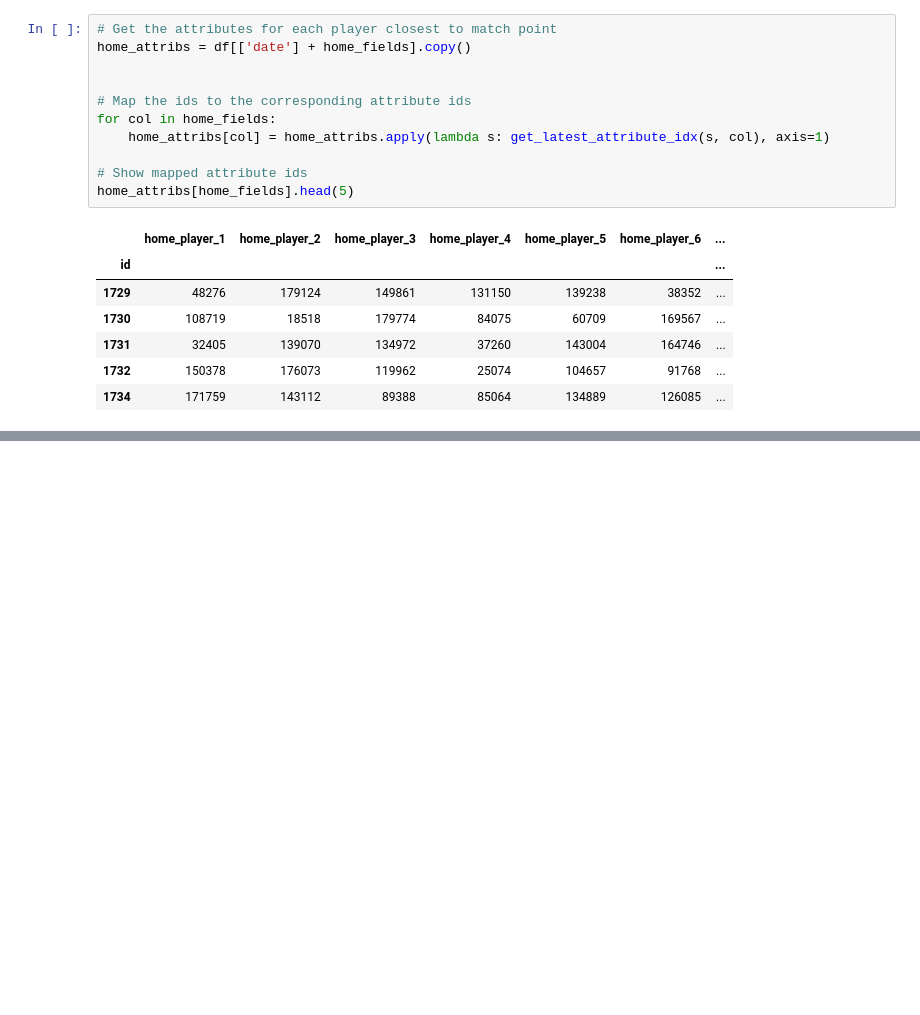
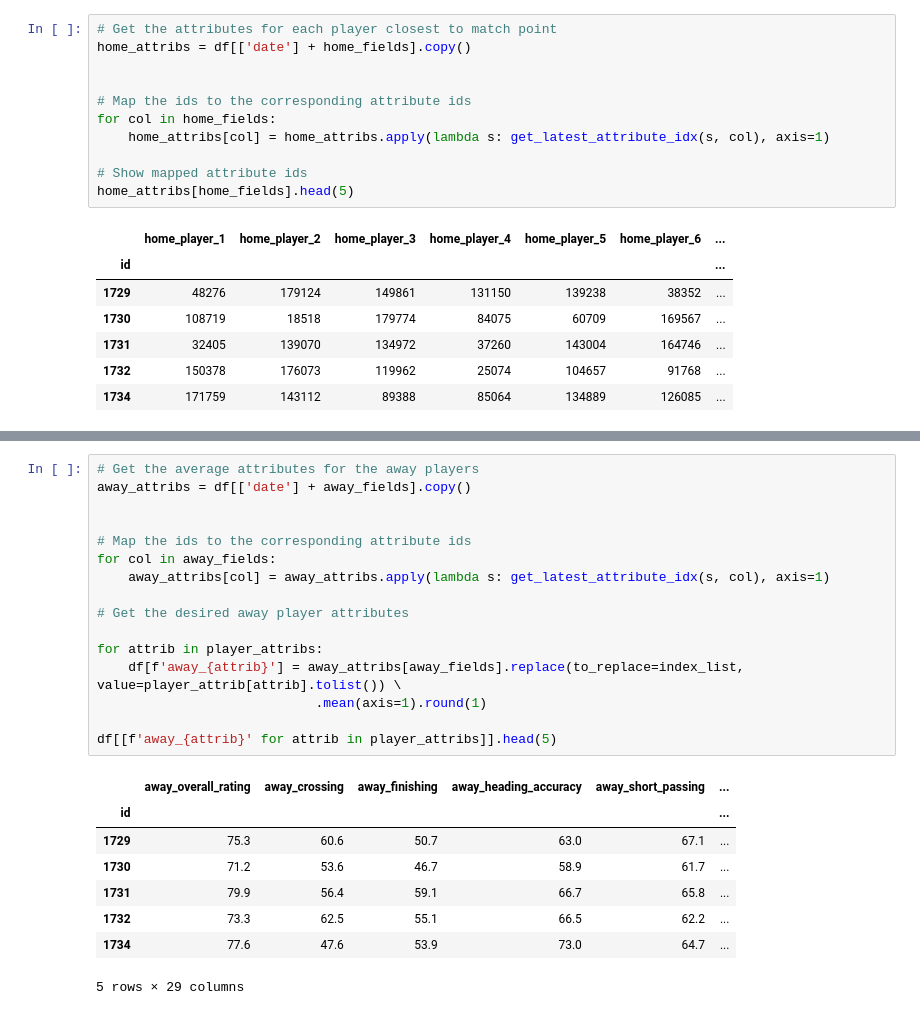
Before and after one commit to amrawadk/football-data-analysis, a Jupyter notebook: build_database.ipynb, the cells around one changed output, grey strips where cells are left out. Cells and saved outputs as stored; diff of their text form; blank space fills up the shorter version.

```diff
--- a/build_database.ipynb
+++ b/build_database.ipynb
@@ -293,0 +302,25 @@ df[[f'home_{attrib}' for attrib in player_attribs]].head()
+# %%
+# Get the average attributes for the away players
+away_attribs = df[['date'] + away_fields].copy()
+
+
+# Map the ids to the corresponding attribute ids
+for col in away_fields:
+    away_attribs[col] = away_attribs.apply(lambda s: get_latest_attribute_idx(s, col), axis=1)
+
+# Get the desired away player attributes
+
+for attrib in player_attribs:
+    df[f'away_{attrib}'] = away_attribs[away_fields].replace(to_replace=index_list, value=player_attrib[attrib].tolist()) \
+                            .mean(axis=1).round(1)
+
+df[[f'away_{attrib}' for attrib in player_attribs]].head(5)
+# %% [output]
+|  | away_overall_rating | away_crossing | away_finishing | away_heading_accuracy | away_short_passing | ... |
+| id |  |  |  |  |  | ... |
+| 1729 | 75.3 | 60.6 | 50.7 | 63.0 | 67.1 | ... |
+| 1730 | 71.2 | 53.6 | 46.7 | 58.9 | 61.7 | ... |
+| 1731 | 79.9 | 56.4 | 59.1 | 66.7 | 65.8 | ... |
+| 1732 | 73.3 | 62.5 | 55.1 | 66.5 | 62.2 | ... |
+| 1734 | 77.6 | 47.6 | 53.9 | 73.0 | 64.7 | ... |
+5 rows × 29 columns
```
Also changed, not shown: parts of 2 cells of this notebook.
